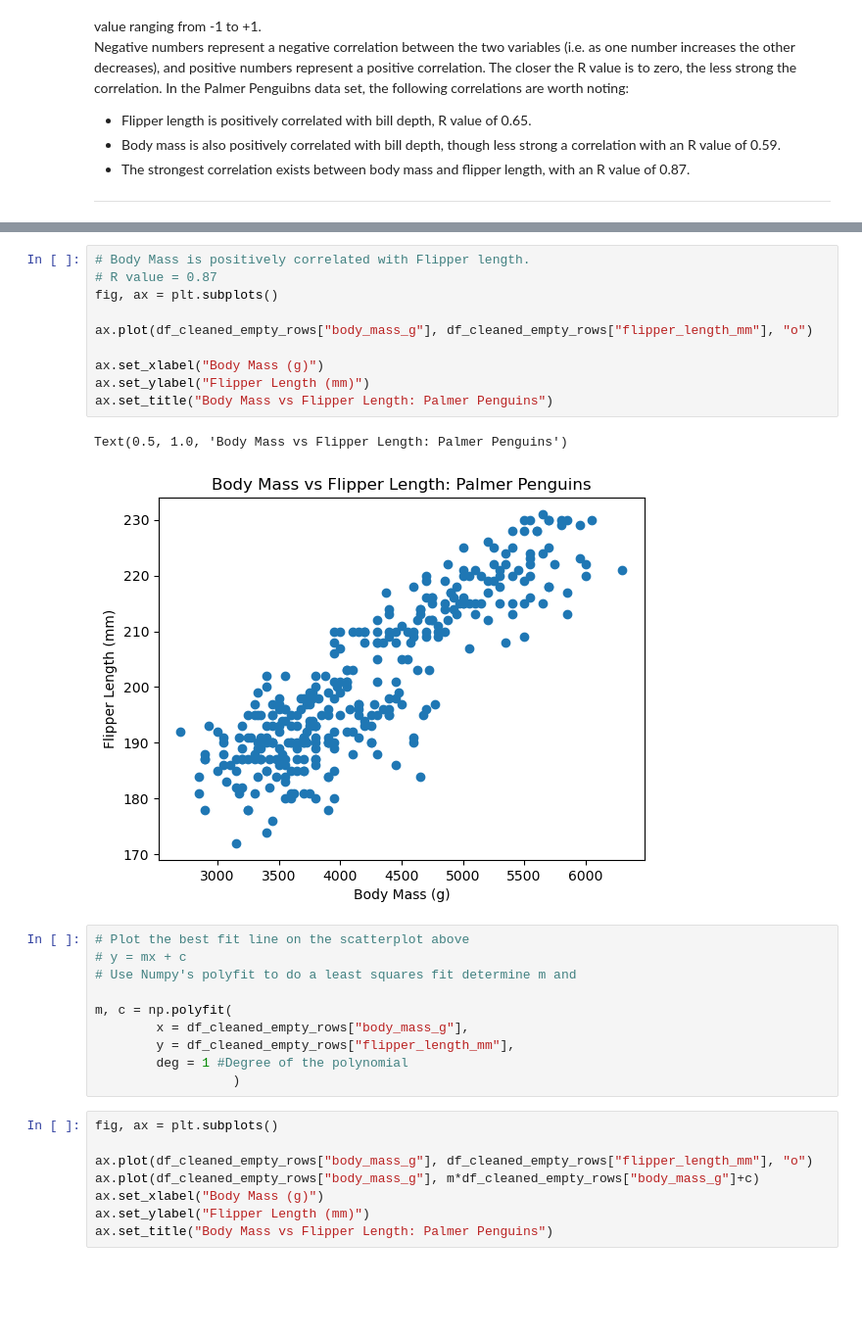
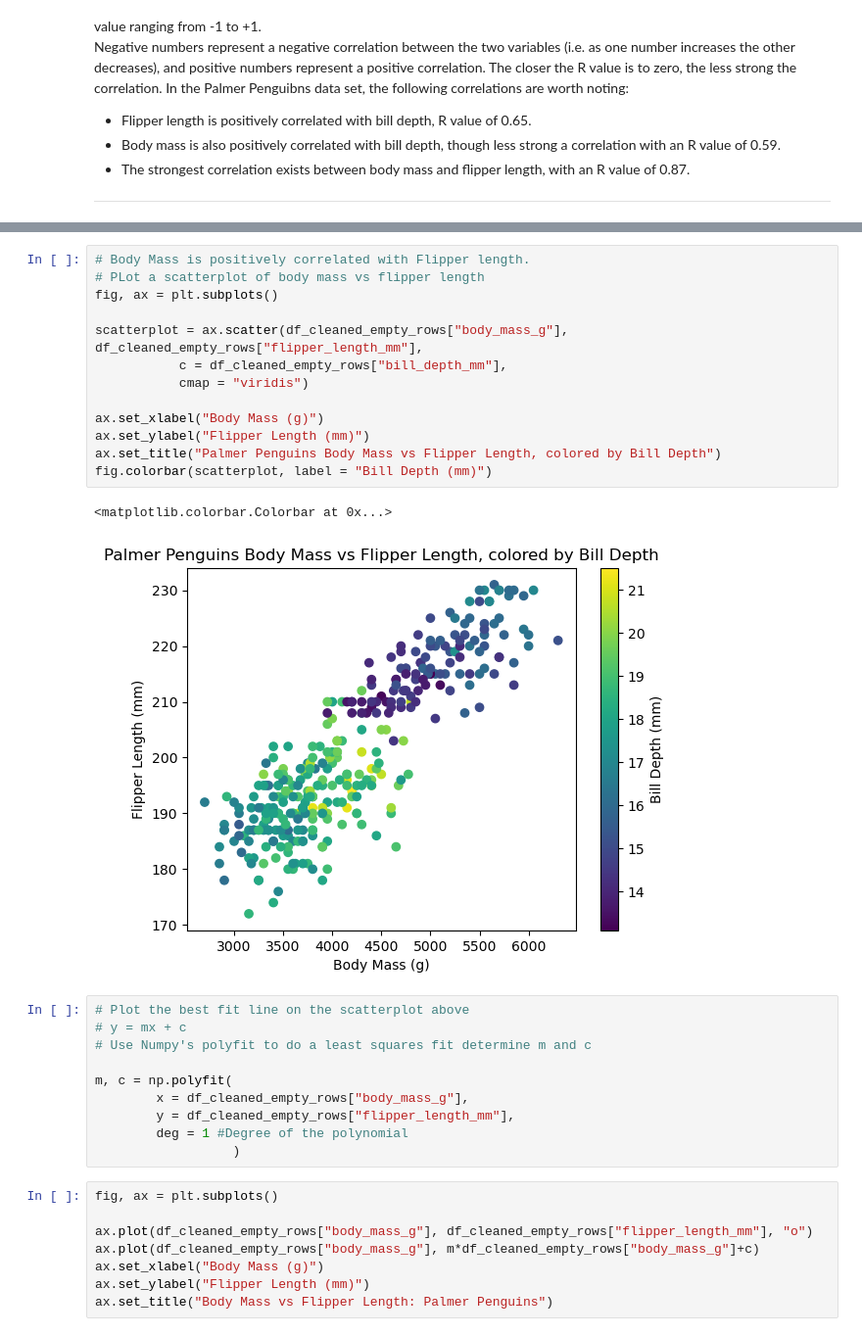
Before and after one commit to a-o-connor/palmerpenguins_data_analytics, a Jupyter notebook: palmerpenguinsanalysis.ipynb, the cells around one changed output, grey strips where cells are left out. Shown at 98% size. Cells and saved outputs as stored; diff of their text form; blank space fills up the shorter version.

Commit message:
Histograms, bar charts and scatterlots of the data.

```diff
--- a/palmerpenguinsanalysis.ipynb
+++ b/palmerpenguinsanalysis.ipynb
@@ -169,20 +230,23 @@ Negative numbers represent a negative correlation between the two variables (i.e
 # %%
 # Body Mass is positively correlated with Flipper length.
-# R value = 0.87
+# PLot a scatterplot of body mass vs flipper length
 fig, ax = plt.subplots()
 
-ax.plot(df_cleaned_empty_rows["body_mass_g"], df_cleaned_empty_rows["flipper_length_mm"], "o")
+scatterplot = ax.scatter(df_cleaned_empty_rows["body_mass_g"], df_cleaned_empty_rows["flipper_length_mm"],
+           c = df_cleaned_empty_rows["bill_depth_mm"],
+           cmap = "viridis")
 
 ax.set_xlabel("Body Mass (g)")
 ax.set_ylabel("Flipper Length (mm)")
-ax.set_title("Body Mass vs Flipper Length: Palmer Penguins")
+ax.set_title("Palmer Penguins Body Mass vs Flipper Length, colored by Bill Depth")
+fig.colorbar(scatterplot, label = "Bill Depth (mm)")
 # %% [output]
-Text(0.5, 1.0, 'Body Mass vs Flipper Length: Palmer Penguins')
+<matplotlib.colorbar.Colorbar at 0x...>
-[figure, old version]
+[figure, new version]
 # %%
 # Plot the best fit line on the scatterplot above
 # y = mx + c
-# Use Numpy's polyfit to do a least squares fit determine m and
+# Use Numpy's polyfit to do a least squares fit determine m and c
 
 m, c = np.polyfit(
         x = df_cleaned_empty_rows["body_mass_g"],
```
Also changed, not shown: parts of 17 cells of this notebook.
